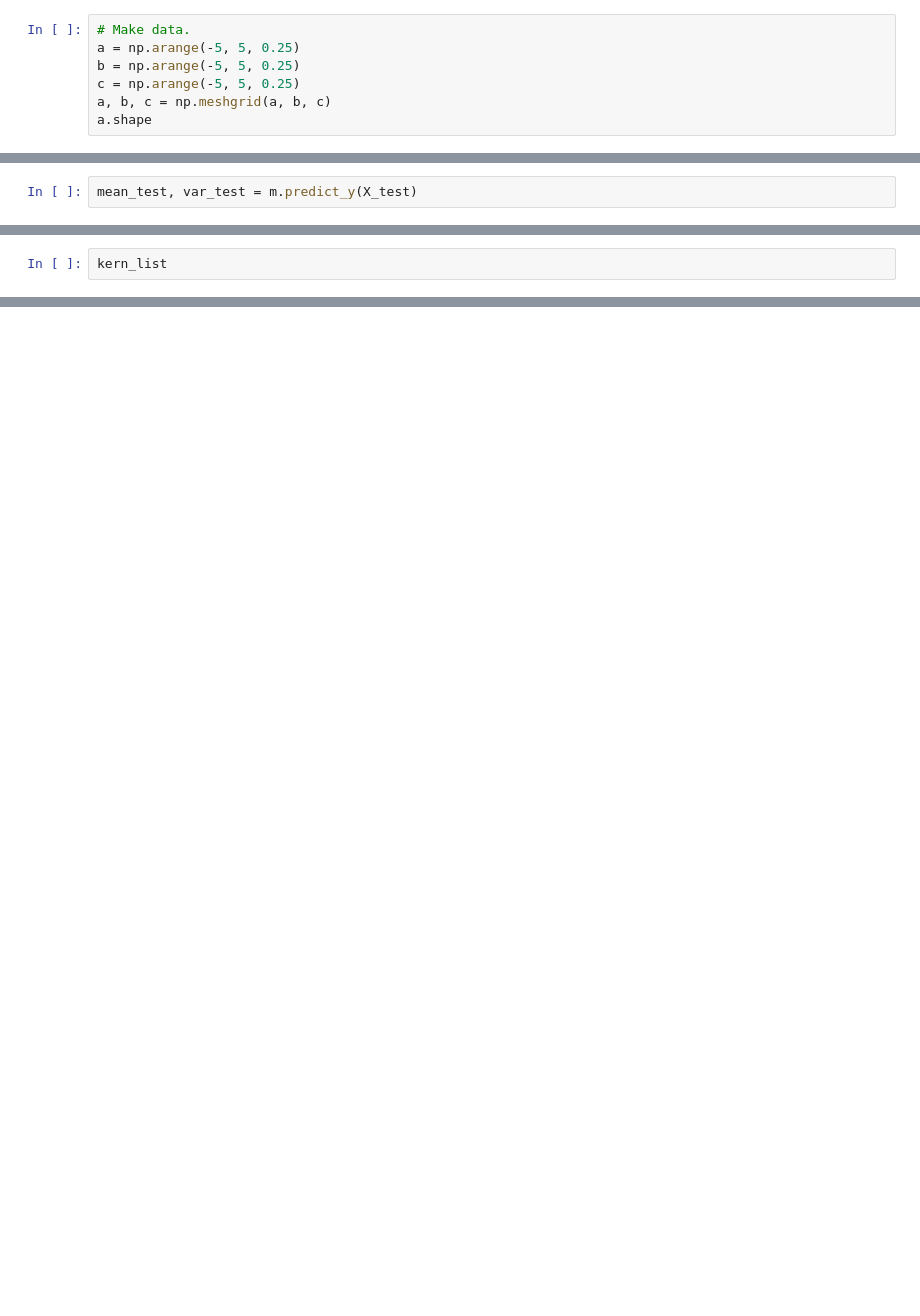
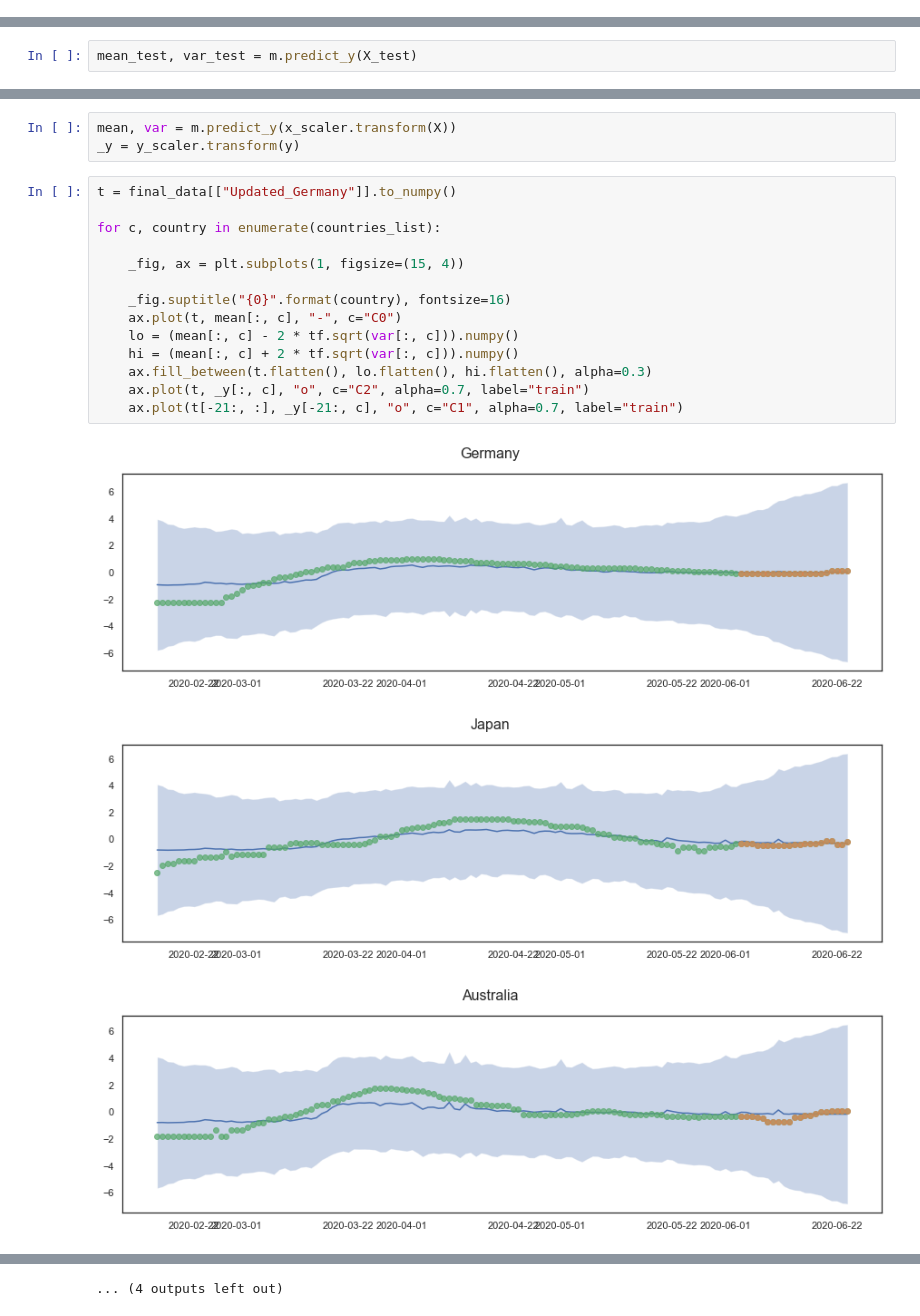
Before and after one commit to epidemic-research-team/epidemic-gaussian-process, a Jupyter notebook: Countries Multioutput.ipynb, the cells around one changed output, grey strips where cells are left out. Cells and saved outputs as stored; diff of their text form; blank space fills up the shorter version.

Commit message:
multioutput countries changes

```diff
--- a/Countries Multioutput.ipynb
+++ b/Countries Multioutput.ipynb
@@ -303,7 +313,0 @@ for _ in range(ci_niter(1000)):
-# %%
-# Make data.
-a = np.arange(-5, 5, 0.25)
-b = np.arange(-5, 5, 0.25)
-c = np.arange(-5, 5, 0.25)
-a, b, c = np.meshgrid(a, b, c)
-a.shape
@@ -358,2 +335,21 @@ print_summary(m)
-# %%
-kern_list
+# %%
+mean, var = m.predict_y(x_scaler.transform(X))
+_y = y_scaler.transform(y)
+# %%
+t = final_data[["Updated_Germany"]].to_numpy()
+
+for c, country in enumerate(countries_list):
+
+    _fig, ax = plt.subplots(1, figsize=(15, 4))
+
+    _fig.suptitle("{0}".format(country), fontsize=16)
+    ax.plot(t, mean[:, c], "-", c="C0")
+    lo = (mean[:, c] - 2 * tf.sqrt(var[:, c])).numpy()
+    hi = (mean[:, c] + 2 * tf.sqrt(var[:, c])).numpy()
+    ax.fill_between(t.flatten(), lo.flatten(), hi.flatten(), alpha=0.3)
+    ax.plot(t, _y[:, c], "o", c="C2", alpha=0.7, label="train")
+    ax.plot(t[-21:, :], _y[-21:, c], "o", c="C1", alpha=0.7, label="train")
+# %% [output]
+[figure, added]
+[figure, added]
+[figure, added]
@@ -359,0 +365 @@ kern_list
+... (4 outputs left out)
```
Also changed, not shown: parts of 24 cells of this notebook.
